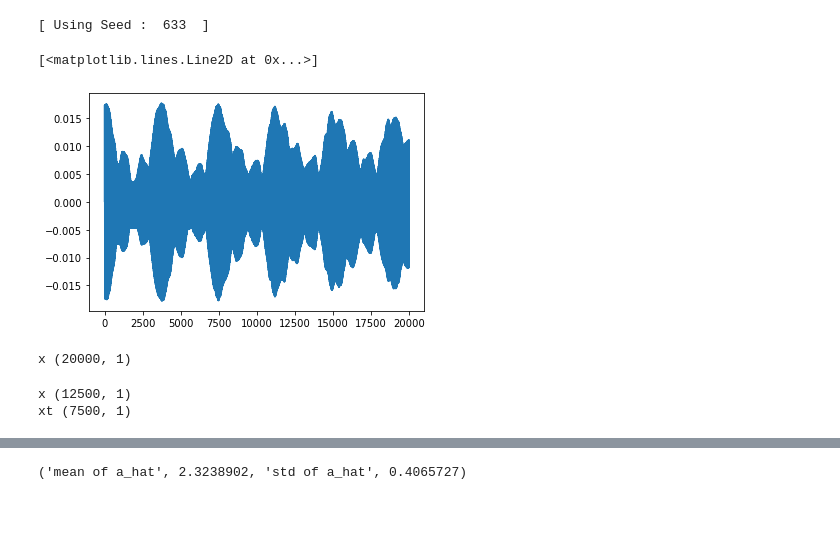
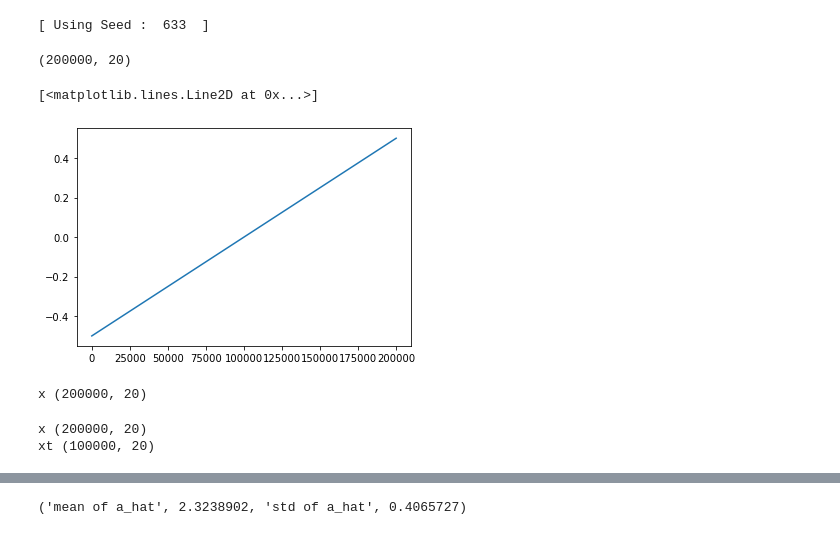
Before and after one commit to AlexTMallen/koopman-forecasting, a Jupyter notebook: FPUTkoopman.ipynb, the cells around one changed output, grey strips where cells are left out. Saved outputs shown, nothing was run; the diff lists cells and outputs as text; code cells hidden in the pictures.

```diff
--- a/FPUTkoopman.ipynb
+++ b/FPUTkoopman.ipynb
@@ -26,2 +26,2 @@ from model_objs import SkewNormalNLL
 # %%
-all_data = np.load("FPUT.npy")
+all_data = np.load("FPUTscipy.npy")
@@ -31,9 +28,14 @@ x = np.transpose(np.array([all_data[point_idx]], dtype=np.float64))
+# %%
+x = np.transpose(all_data[1::2])
+x.shape
+# %% [output]
+(200000, 20)
 # %%
 %matplotlib inline
-plt.plot(x)
+plt.plot(x[:, -1])
 # %% [output]
 [<matplotlib.lines.Line2D at 0x...>]
-[figure, old version]
+[figure, new version]
 # %%
 x_original = x
 mean = np.mean(x, axis=0)
@@ -41,28 +43,28 @@ rnge = np.max(x, axis=0) - np.min(x, axis=0)
 x = (x - np.matlib.repmat(mean, x.shape[0], 1)) / np.matlib.repmat(rnge, x.shape[0], 1)
 print("x", x.shape)
 # %% [output]
-x (20000, 1)
+x (200000, 20)
 # %%
-data_name = "FPUT_idx" + str(point_idx)
+data_name = "FPUTscipy_odd"
 
-train_through = 7500
+train_through = 100_000
 train_start = 0
 delay = 0
-test_length = 5000
+test_length = 100_000
 x = x[train_start:]
 predict_through = train_through + test_length + delay
 x = x[:predict_through]
 xt = x[:train_through]
 
-num_freqs = [5, 5, 5]
+num_freqs = [5, 5]
 num_fourier = 5
-hard_code = [3700]
+hard_code = [10200]
 mu_file = "forecasts//" + data_name + f"trained{train_start}-{train_through}_{num_freqs}mu.npy"
 sigma_file = "forecasts//" + data_name + f"trained{train_start}-{train_through}_{num_freqs}sigma.npy"
-alpha_file = "forecasts//" + data_name + f"trained{train_start}-{train_through}_{num_freqs}alpha.npy"
+# alpha_file = "forecasts//" + data_name + f"trained{train_start}-{train_through}_{num_freqs}alpha.npy"
 print("x", x.shape)
 print("xt", xt.shape)
 # %% [output]
-x (12500, 1)
-xt (7500, 1)
+x (200000, 20)
+xt (100000, 20)
 # %%
```
Also changed, not shown: parts of 8 cells of this notebook, 8 other files.
